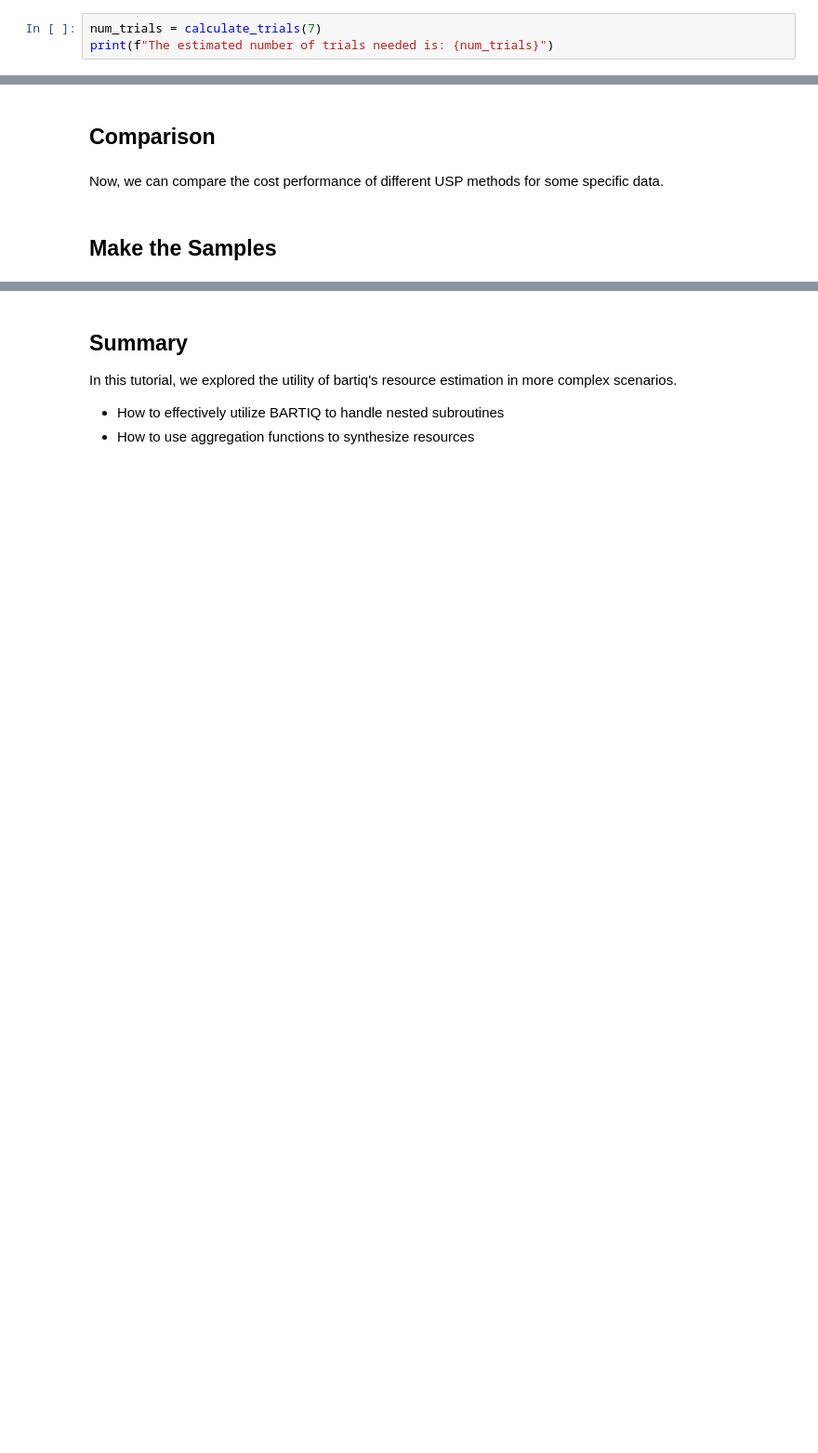
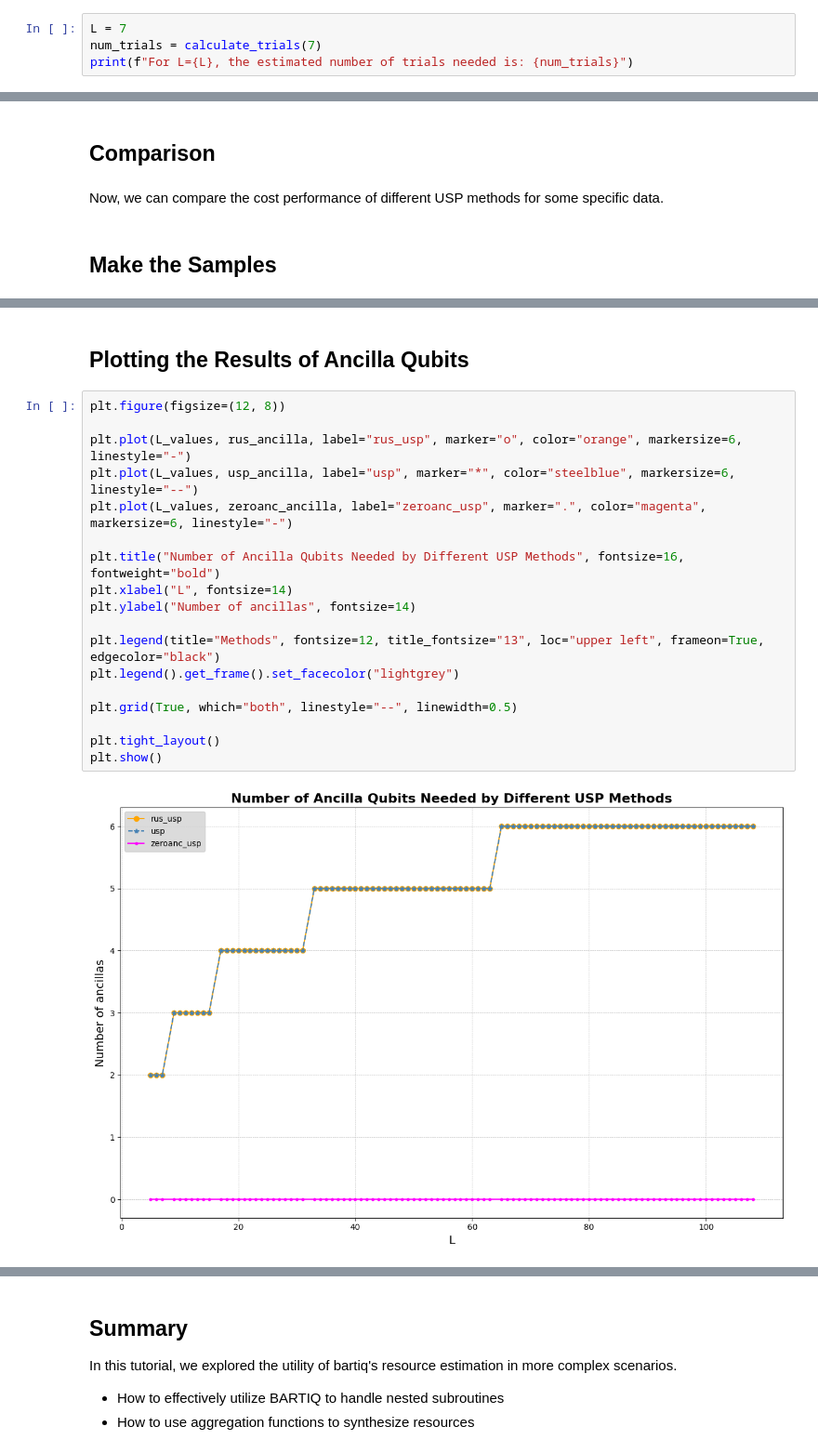
Before and after one commit to PsiQ/bartiq, a Jupyter notebook: docs/tutorials/03_advanced_examples.ipynb, the cells around one changed output, grey strips where cells are left out. Shown at 93% size. Drawn from its saved outputs; the diff is of its cells as text; blank space fills up the shorter version.

```diff
--- a/docs/tutorials/03_advanced_examples.ipynb
+++ b/docs/tutorials/03_advanced_examples.ipynb
@@ -242,6 +338,7 @@ def calculate_trials(d, target_probability=0.99):
 # %% [markdown]
 Here's how you can estimate the number of trials:
 # %%
+L = 7
 num_trials = calculate_trials(7)
-print(f"The estimated number of trials needed is: {num_trials}")
+print(f"For L={L}, the estimated number of trials needed is: {num_trials}")
 # %% [output]
@@ -348,0 +464,22 @@ plt.show()
+# %% [markdown]
+## Plotting the Results of Ancilla Qubits
+# %%
+plt.figure(figsize=(12, 8))
+
+plt.plot(L_values, rus_ancilla, label="rus_usp", marker="o", color="orange", markersize=6, linestyle="-")
+plt.plot(L_values, usp_ancilla, label="usp", marker="*", color="steelblue", markersize=6, linestyle="--")
+plt.plot(L_values, zeroanc_ancilla, label="zeroanc_usp", marker=".", color="magenta", markersize=6, linestyle="-")
+
+plt.title("Number of Ancilla Qubits Needed by Different USP Methods", fontsize=16, fontweight="bold")
+plt.xlabel("L", fontsize=14)
+plt.ylabel("Number of ancillas", fontsize=14)
+
+plt.legend(title="Methods", fontsize=12, title_fontsize="13", loc="upper left", frameon=True, edgecolor="black")
+plt.legend().get_frame().set_facecolor("lightgrey")
+
+plt.grid(True, which="both", linestyle="--", linewidth=0.5)
+
+plt.tight_layout()
+plt.show()
+# %% [output]
+[figure, added]
```
Also changed, not shown: parts of 42 cells of this notebook.
